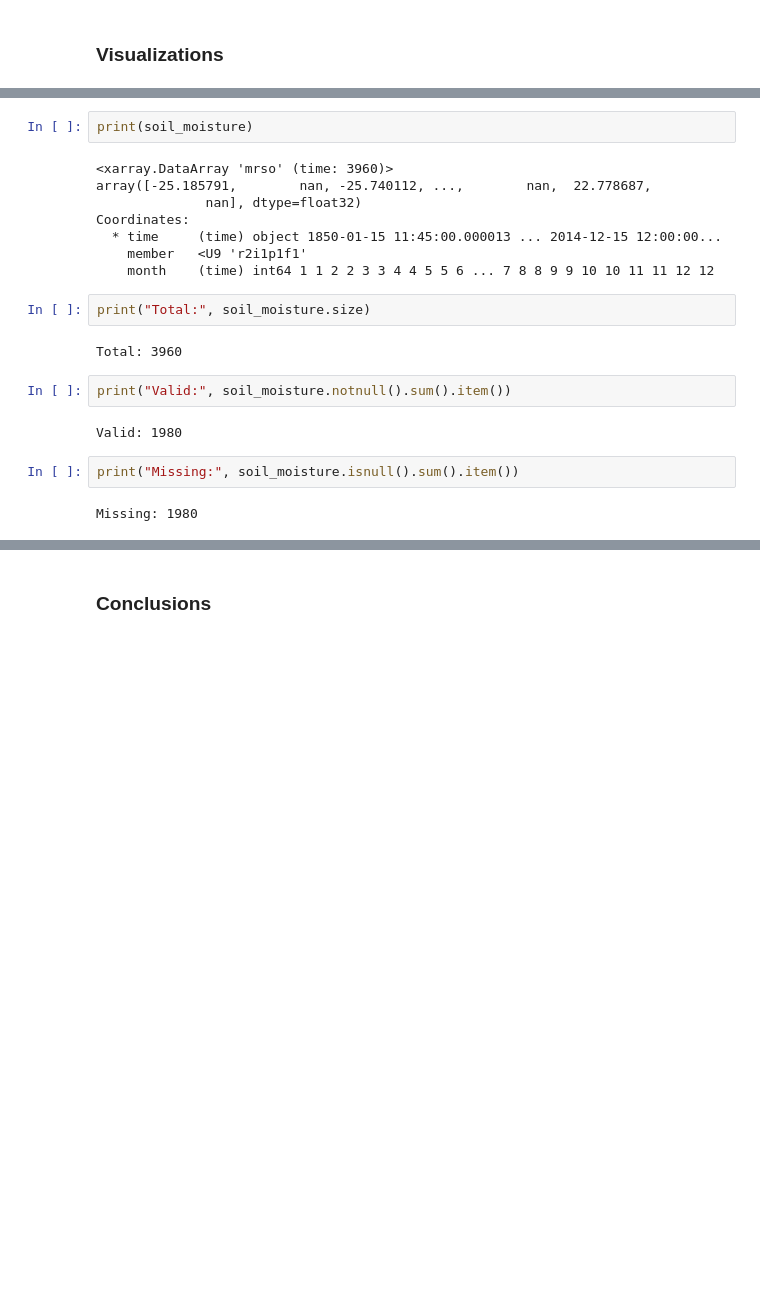
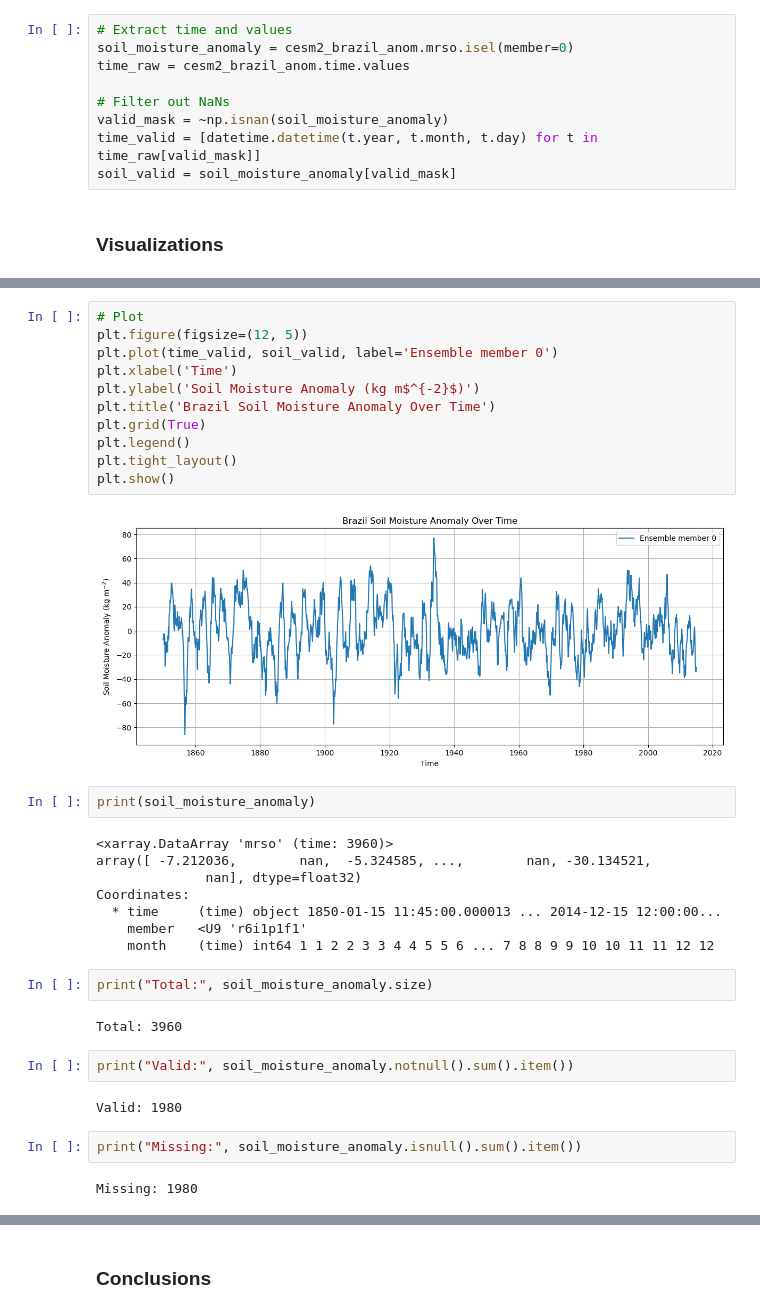
Before and after one commit to egp4aq/eds296-final-mini-proj, a Jupyter notebook: 296-final-proj.ipynb, the cells around one changed output, grey strips where cells are left out. Cells and saved outputs as stored; diff of their text form; blank space fills up the shorter version.

Commit message:
Fix plot

```diff
--- a/296-final-proj.ipynb
+++ b/296-final-proj.ipynb
@@ -307,5 +307,14 @@ Data variables:
 # %%
 # Remove seasonal mean to get the anomaly
 cesm2_brazil_anom = cesm2_brazil.groupby('time.month') - cesm2_brazil_clim
+# %%
+# Extract time and values
+soil_moisture_anomaly = cesm2_brazil_anom.mrso.isel(member=0)
+time_raw = cesm2_brazil_anom.time.values
+
+# Filter out NaNs
+valid_mask = ~np.isnan(soil_moisture_anomaly)
+time_valid = [datetime.datetime(t.year, t.month, t.day) for t in time_raw[valid_mask]]
+soil_valid = soil_moisture_anomaly[valid_mask]
 # %% [markdown]
 ### Visualizations
@@ -329,23 +331,36 @@ plt.show()
+# %%
+# Plot
+plt.figure(figsize=(12, 5))
+plt.plot(time_valid, soil_valid, label='Ensemble member 0')
+plt.xlabel('Time')
+plt.ylabel('Soil Moisture Anomaly (kg m$^{-2}$)')
+plt.title('Brazil Soil Moisture Anomaly Over Time')
+plt.grid(True)
+plt.legend()
+plt.tight_layout()
+plt.show()
+# %% [output]
+[figure, added]
 # %%
-print(soil_moisture)
+print(soil_moisture_anomaly)
 # %% [output]
 <xarray.DataArray 'mrso' (time: 3960)>
-array([-25.185791,        nan, -25.740112, ...,        nan,  22.778687,
+array([ -7.212036,        nan,  -5.324585, ...,        nan, -30.134521,
               nan], dtype=float32)
 Coordinates:
   * time     (time) object 1850-01-15 11:45:00.000013 ... 2014-12-15 12:00:00...
-    member   <U9 'r2i1p1f1'
+    member   <U9 'r6i1p1f1'
     month    (time) int64 1 1 2 2 3 3 4 4 5 5 6 ... 7 8 8 9 9 10 10 11 11 12 12
 # %%
-print("Total:", soil_moisture.size)
+print("Total:", soil_moisture_anomaly.size)
 # %% [output]
 Total: 3960
 # %%
-print("Valid:", soil_moisture.notnull().sum().item())
+print("Valid:", soil_moisture_anomaly.notnull().sum().item())
 # %% [output]
 Valid: 1980
 # %%
-print("Missing:", soil_moisture.isnull().sum().item())
+print("Missing:", soil_moisture_anomaly.isnull().sum().item())
 # %% [output]
 Missing: 1980
 # %%
```
Also changed, not shown: parts of 9 cells of this notebook.
